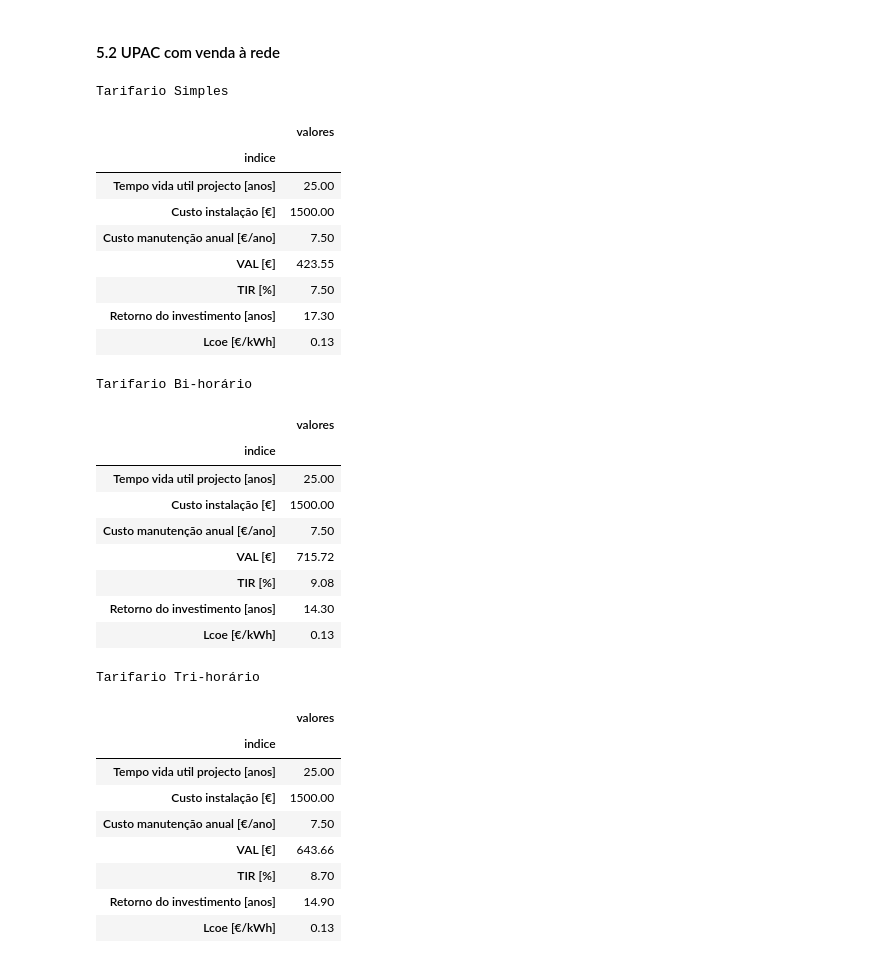
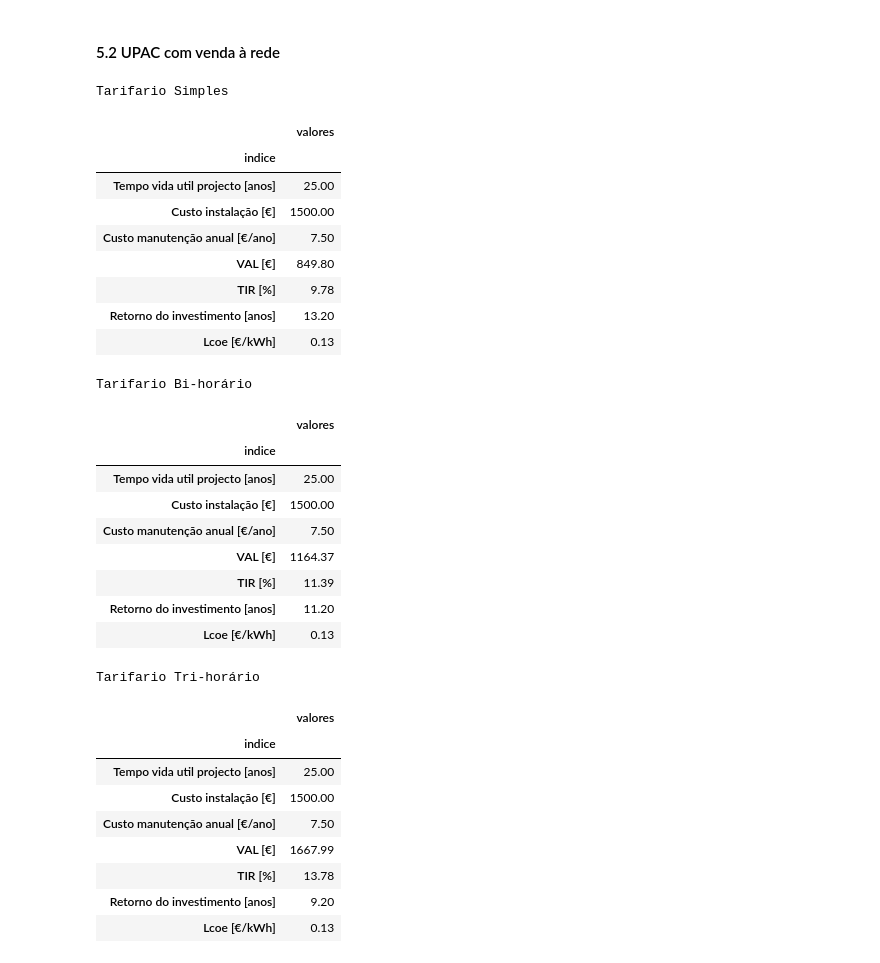
Before and after one commit to mig-l-f/ao-sol, a Jupyter notebook: templates/Analise UPAC.ipynb, the cells around one changed output. Cells and saved outputs as stored; diff of their text form; code cells hidden in the pictures.

```diff
--- a/templates/Analise UPAC.ipynb
+++ b/templates/Analise UPAC.ipynb
@@ -378,28 +378,28 @@ Tarifario Tri-horário
 #### 5.2 UPAC com venda à rede
 # %%
 # custos tarifario simples
-indicadores_financas_simples, cf_simples = af.analise_financeira_projecto(energia, investimento_estimado, custo_manutencao, taxa_actualizacao, ano_0, tempo_vida, taxa_degradacao_sistema, taxa_inflacao, ape.Tarifario.Simples, precos_energia, True, indicadores)
+indicadores_financas_simples, cf_simples = af.analise_financeira_projecto_faturas(energia, investimento_estimado, custo_manutencao, taxa_actualizacao, ano_0, tempo_vida, taxa_degradacao_sistema, taxa_inflacao, ape.Tarifario.Simples, precos_energia, True, indicadores)
 simples_style = indicadores_financas_simples.as_frame().style.format("{:.2f}").set_caption('Tarifario Simples').set_table_attributes("style='display:inline'")
 
 # custos tarifario bi-horario
-indicadores_financas_bihorario, cf_bihorario = af.analise_financeira_projecto(energia, investimento_estimado, custo_manutencao, taxa_actualizacao, ano_0, tempo_vida, taxa_degradacao_sistema, taxa_inflacao, ape.Tarifario.Bihorario, precos_energia, True, indicadores)
+indicadores_financas_bihorario, cf_bihorario = af.analise_financeira_projecto_faturas(energia, investimento_estimado, custo_manutencao, taxa_actualizacao, ano_0, tempo_vida, taxa_degradacao_sistema, taxa_inflacao, ape.Tarifario.Bihorario, precos_energia, True, indicadores)
 bihorario_style = indicadores_financas_bihorario.as_frame().style.format("{:.2f}").set_caption('Tarifario Bi-horário').set_table_attributes("style='display:inline'")
 
 # custos tarifario tri-horario
-indicadores_financas_trihorario, _ = af.analise_financeira_projecto(energia, investimento_estimado, custo_manutencao, taxa_actualizacao, ano_0, tempo_vida, taxa_degradacao_sistema, taxa_inflacao, ape.Tarifario.Trihorario, precos_energia, True, indicadores)
+indicadores_financas_trihorario, _ = af.analise_financeira_projecto_faturas(energia, investimento_estimado, custo_manutencao, taxa_actualizacao, ano_0, tempo_vida, taxa_degradacao_sistema, taxa_inflacao, ape.Tarifario.Trihorario, precos_energia, True, indicadores)
 trihorario_style = indicadores_financas_trihorario.as_frame().style.format("{:.2f}").set_caption('Tarifario Tri-horário').set_table_attributes("style='display:inline'")
 
 display_html(simples_style._repr_html_() + bihorario_style._repr_html_() + trihorario_style._repr_html_(), raw=True)
 # %% [output]
 Tarifario Simples
 |  | valores |
 | indice |  |
 | Tempo vida util projecto [anos] | 25.00 |
 | Custo instalação [€] | 1500.00 |
 | Custo manutenção anual [€/ano] | 7.50 |
-| VAL [€] | 423.55 |
-| TIR [%] | 7.50 |
-| Retorno do investimento [anos] | 17.30 |
+| VAL [€] | 849.80 |
+| TIR [%] | 9.78 |
+| Retorno do investimento [anos] | 13.20 |
 | Lcoe [€/kWh] | 0.13 |
 Tarifario Bi-horário
 |  | valores |
@@ -407,9 +407,9 @@ Tarifario Bi-horário
 | Tempo vida util projecto [anos] | 25.00 |
 | Custo instalação [€] | 1500.00 |
 | Custo manutenção anual [€/ano] | 7.50 |
-| VAL [€] | 715.72 |
-| TIR [%] | 9.08 |
-| Retorno do investimento [anos] | 14.30 |
+| VAL [€] | 1164.37 |
+| TIR [%] | 11.39 |
+| Retorno do investimento [anos] | 11.20 |
 | Lcoe [€/kWh] | 0.13 |
 Tarifario Tri-horário
 |  | valores |
@@ -417,7 +417,7 @@ Tarifario Tri-horário
 | Tempo vida util projecto [anos] | 25.00 |
 | Custo instalação [€] | 1500.00 |
 | Custo manutenção anual [€/ano] | 7.50 |
-| VAL [€] | 643.66 |
-| TIR [%] | 8.70 |
-| Retorno do investimento [anos] | 14.90 |
+| VAL [€] | 1667.99 |
+| TIR [%] | 13.78 |
+| Retorno do investimento [anos] | 9.20 |
 | Lcoe [€/kWh] | 0.13 |
```
Also changed, not shown: parts of 3 cells of this notebook, 5 other files.
